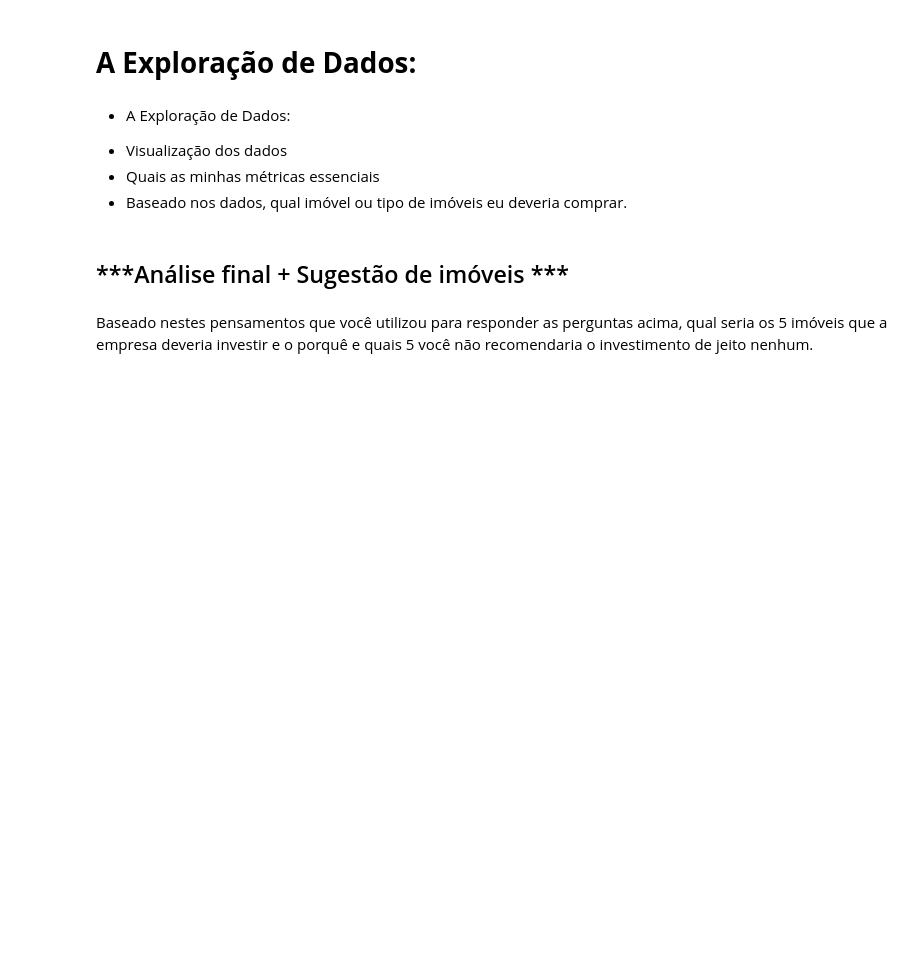
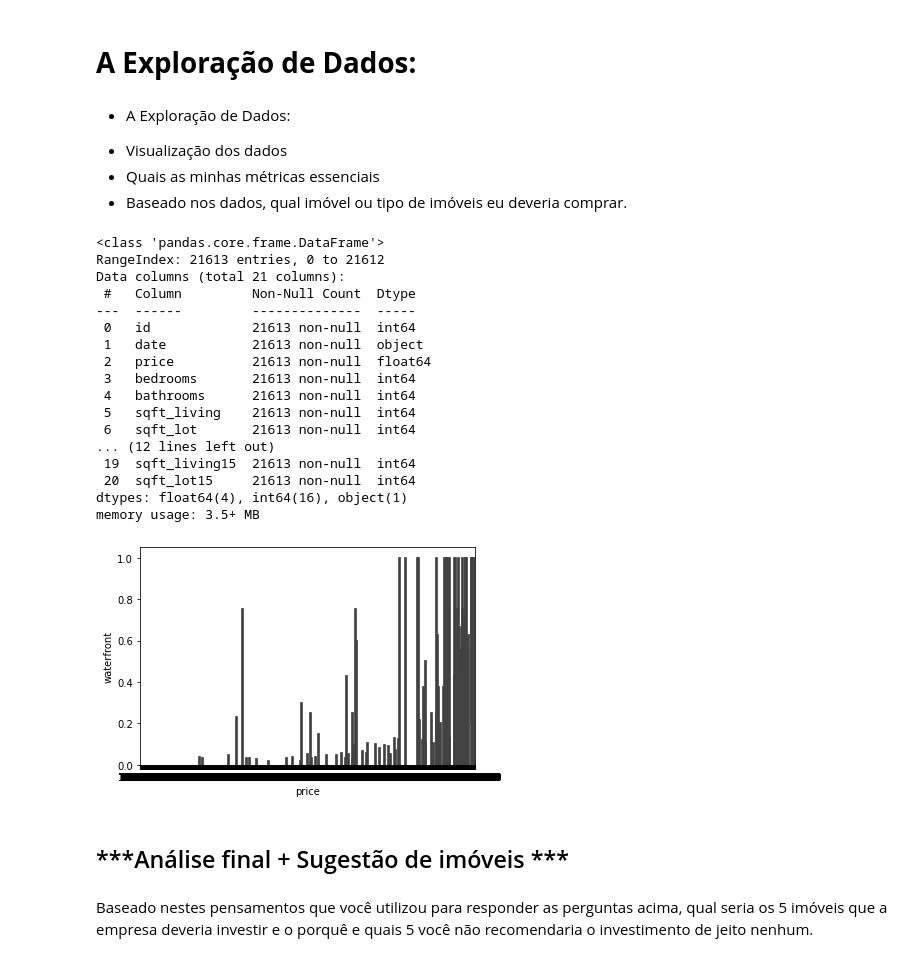
Before and after one commit to Adjalma/Mini-Projeto-DNC, a Jupyter notebook: Mini_Projeto_DNC.ipynb, the cells around one changed output. Drawn from its saved outputs; the diff is of its cells as text; code cells hidden in the pictures; blank space fills up the shorter version.

```diff
--- a/Mini_Projeto_DNC.ipynb
+++ b/Mini_Projeto_DNC.ipynb
@@ -61,0 +57,4 @@ kc
+# %%
+kcs = kc.astype({"bathrooms": int})
+
+kcs
@@ -66,6 +79,29 @@ kc
 - Visualização dos dados
 - Quais as minhas métricas essenciais
 - Baseado nos dados, qual imóvel ou tipo de imóveis eu deveria comprar.
+# %%
+kcs.info()
+kcs
+sns.barplot(data=kcs, x='price', y='waterfront');
+# %% [output]
+<class 'pandas.core.frame.DataFrame'>
+RangeIndex: 21613 entries, 0 to 21612
+Data columns (total 21 columns):
+ #   Column         Non-Null Count  Dtype
+---  ------         --------------  -----
+ 0   id             21613 non-null  int64
+ 1   date           21613 non-null  object
+ 2   price          21613 non-null  float64
+ 3   bedrooms       21613 non-null  int64
+ 4   bathrooms      21613 non-null  int64
+ 5   sqft_living    21613 non-null  int64
+ 6   sqft_lot       21613 non-null  int64
+... (12 lines left out)
+ 19  sqft_living15  21613 non-null  int64
+ 20  sqft_lot15     21613 non-null  int64
+dtypes: float64(4), int64(16), object(1)
+memory usage: 3.5+ MB
+[figure, added]
 # %% [markdown]
 ## ***Análise final + Sugestão de imóveis ***
 # %% [markdown]
```
Also changed, not shown: parts of 13 cells of this notebook.
